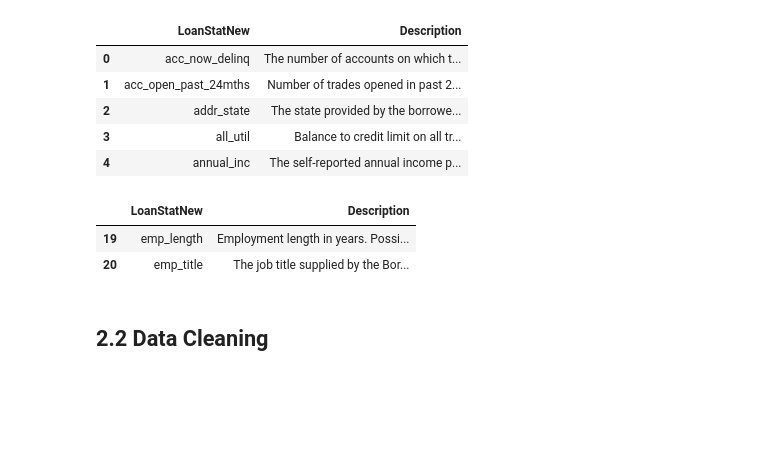
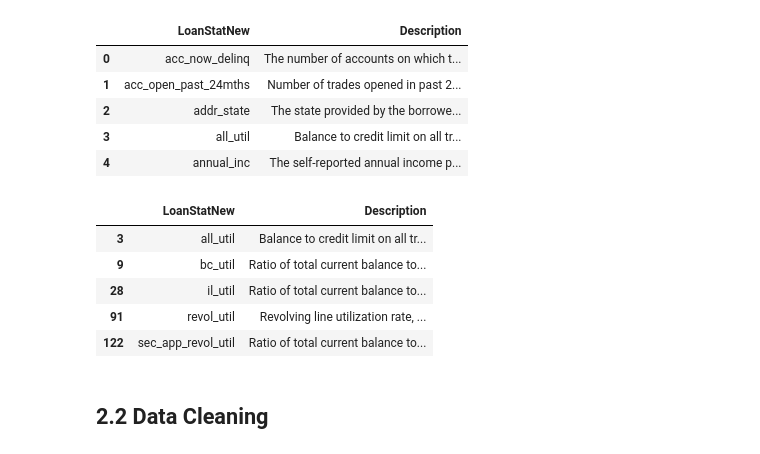
Before and after one commit to nikita-yatchenko/lending_club_project, a Jupyter notebook: lending_club_accepted_loan_analysis.ipynb, the cells around one changed output. Cells and saved outputs as stored; diff of their text form; code cells hidden in the pictures; blank space fills up the shorter version.

```diff
--- a/lending_club_accepted_loan_analysis.ipynb
+++ b/lending_club_accepted_loan_analysis.ipynb
@@ -105,11 +103,14 @@ def display_all(df):
         display(df)
 # %%
 # Lookup Feature here:
-display_all(var_description[var_description.LoanStatNew.str.contains('emp')])
+display_all(var_description[var_description.LoanStatNew.str.contains('util')])
 # %% [output]
 |  | LoanStatNew | Description |
-| 19 | emp_length | Employment length in years. Possi... |
-| 20 | emp_title | The job title supplied by the Bor... |
+| 3 | all_util | Balance to credit limit on all tr... |
+| 9 | bc_util | Ratio of total current balance to... |
+| 28 | il_util | Ratio of total current balance to... |
+| 91 | revol_util | Revolving line utilization rate, ... |
+| 122 | sec_app_revol_util | Ratio of total current balance to... |
 # %% [markdown]
 ## 2.2 Data Cleaning
 # %% [markdown]
```
Also changed, not shown: parts of 104 cells of this notebook, 1 other file.
